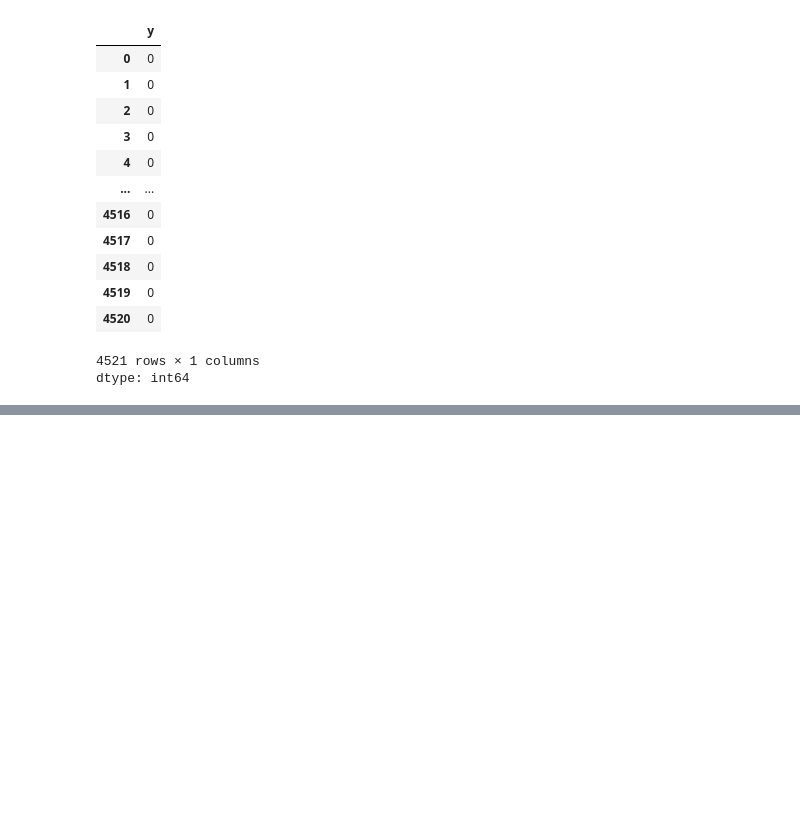
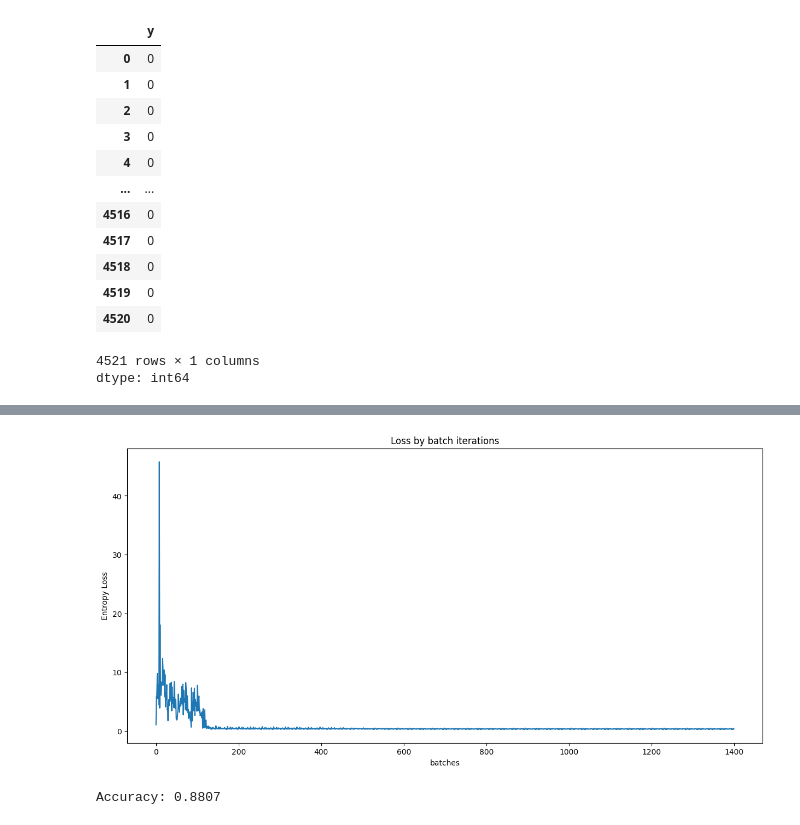
Before and after one commit to seregamikhailov/Credit-scoring, a Jupyter notebook: Credit_scoring.ipynb, the cells around one changed output, grey strips where cells are left out. Saved outputs shown, nothing was run; the diff lists cells and outputs as text; code cells hidden in the pictures; blank space fills up the shorter version.

```diff
--- a/Credit_scoring.ipynb
+++ b/Credit_scoring.ipynb
@@ -490,0 +578,54 @@ log_loss:  3.7605226347620015
+# %%
+class Credit_NN(nn.Module):
+    def __init__(self):
+        super(Credit_NN, self).__init__()
+        self.fc1 = nn.Linear(14, 1000)
+        self.fc2 = nn.Linear(1000, 700)
+        self.fc3 = nn.Linear(700, 700)
+        self.fc4 = nn.Linear(700, 500)
+        self.fc5 = nn.Linear(500, 300)
+        self.fc6 = nn.Linear(300, 1)
+    def forward(self, x):
+        x = F.relu(self.fc1(x))
+        x = F.relu(self.fc2(x))
+        x = F.relu(self.fc3(x))
+        x = F.relu(self.fc4(x))
+        x = F.relu(self.fc5(x))
+        x = torch.sigmoid(self.fc6(x))
+        return x
+net = Credit_NN()
+# %%
+criterion = nn.BCELoss()
+optimizer = optim.Adam(net.parameters(), lr=0.001)
+# %%
+epochs = 50
+history = []
+# %%
+for i in range(epochs):
+  for x_batch,y_batch in train_loader:
+    x_batch = x_batch.view(x_batch.shape[0], -1)
+    y_batch = y_batch
+    logits = np.squeeze(net(x_batch))
+    loss = criterion(logits, y_batch)
+    history.append(loss.item())
+    optimizer.zero_grad()
+    loss.backward()
+    optimizer.step()
+# %%
+plt.figure(figsize=(15, 7))
+plt.plot(history)
+plt.title('Loss by batch iterations')
+plt.ylabel('Entropy Loss')
+plt.xlabel('batches')
+plt.show()
+# %% [output]
+[figure, added]
+# %%
+net.eval()
+with torch.no_grad():
+    predictions = net(X_test_NN).squeeze()
+    predictions = predictions.round()
+    accuracy = (predictions == y_test_NN).float().mean()
+    print(f'Accuracy: {accuracy:.4f}')
+# %% [output]
+Accuracy: 0.8807
```
Also changed, not shown: parts of 27 cells of this notebook.
